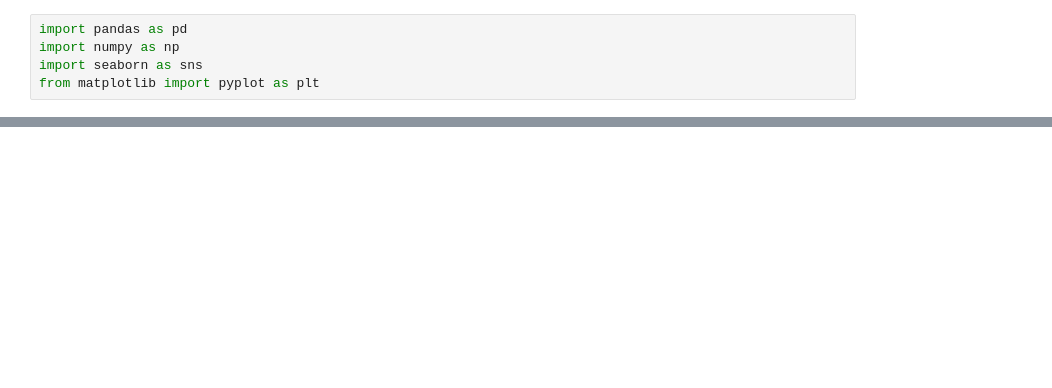
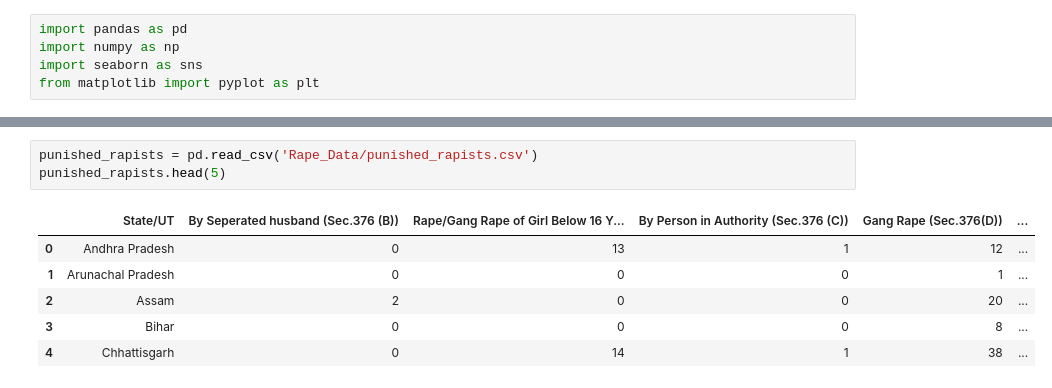
Before and after one commit to RajeevG187/Breaking-The-Scilence, a Jupyter notebook: DS250_project_EDA.ipynb, the cells around one changed output, grey strips where cells are left out. Drawn from its saved outputs; the diff is of its cells as text; blank space fills up the shorter version.

```diff
--- a/DS250_project_EDA.ipynb
+++ b/DS250_project_EDA.ipynb
@@ -6 +62,11 @@ from matplotlib import pyplot as plt
+# %%
+punished_rapists = pd.read_csv('Rape_Data/punished_rapists.csv')
+punished_rapists.head(5)
+# %% [output]
+|  | State/UT | By Seperated husband (Sec.376 (B)) | Rape/Gang Rape of Girl Below 16 Y... | By Person in Authority (Sec.376 (C)) | Gang Rape (Sec.376(D)) | ... |
+| 0 | Andhra Pradesh | 0 | 13 | 1 | 12 | ... |
+| 1 | Arunachal Pradesh | 0 | 0 | 0 | 1 | ... |
+| 2 | Assam | 2 | 0 | 0 | 20 | ... |
+| 3 | Bihar | 0 | 0 | 0 | 8 | ... |
+| 4 | Chhattisgarh | 0 | 14 | 1 | 38 | ... |
 # %%
```
Also changed, not shown: parts of 23 cells of this notebook.
